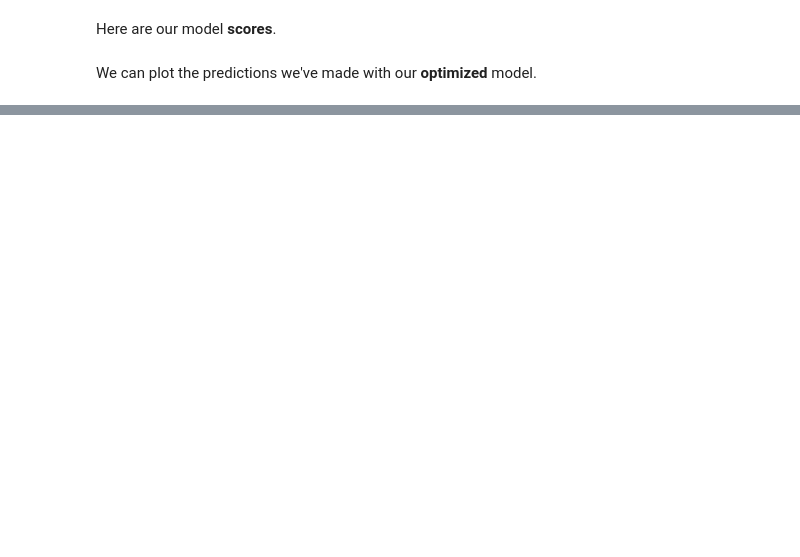
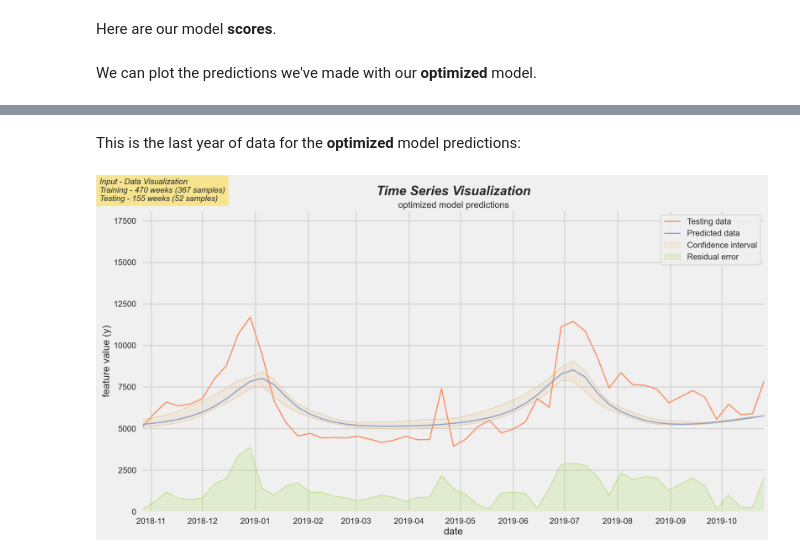
Before and after one commit to braibaud/blog, a Jupyter notebook: _notebooks/2021-05-31-LSTM timeseries forecasting with Keras Tuner.ipynb, the cells around one changed output, grey strips where cells are left out. Saved outputs shown, nothing was run; the diff lists cells and outputs as text; code cells hidden in the pictures; blank space fills up the shorter version.

```diff
--- a/_notebooks/2021-05-31-LSTM timeseries forecasting with Keras Tuner.ipynb
+++ b/_notebooks/2021-05-31-LSTM timeseries forecasting with Keras Tuner.ipynb
@@ -907,0 +960,25 @@ mwvh.plot_time_series(
+# %% [markdown]
+This is the last year of data for the **optimized** model predictions:
+# %%
+mwvh.plot_time_series(
+    title='Time Series Visualization',
+    subtitle='optimized model predictions',
+    name=('Input - Data Visualization{0}' +
+          'Training - {1} weeks ({2} samples){0}' +
+          'Testing - {3} weeks ({4} samples)').format(
+            '\n',
+             df_train.shape[0],
+             X_train.shape[0],
+             df_test.shape[0],
+             X_test.shape[0]),
+    testing=df_test,
+    confidence=pred_optimized['df'],
+    confidence_label='Confidence interval',
+    prediction=pred_optimized['df'],
+    prediction_col='yhat',
+    residual=pred_optimized['df'],
+    residual_label='Residual error',
+    ylabel='feature value (y)',
+    window_size=get_n_weeks_window(4*params['output_size']))
+# %% [output]
+[figure, added]
```
Also changed, not shown: parts of 25 cells of this notebook.
